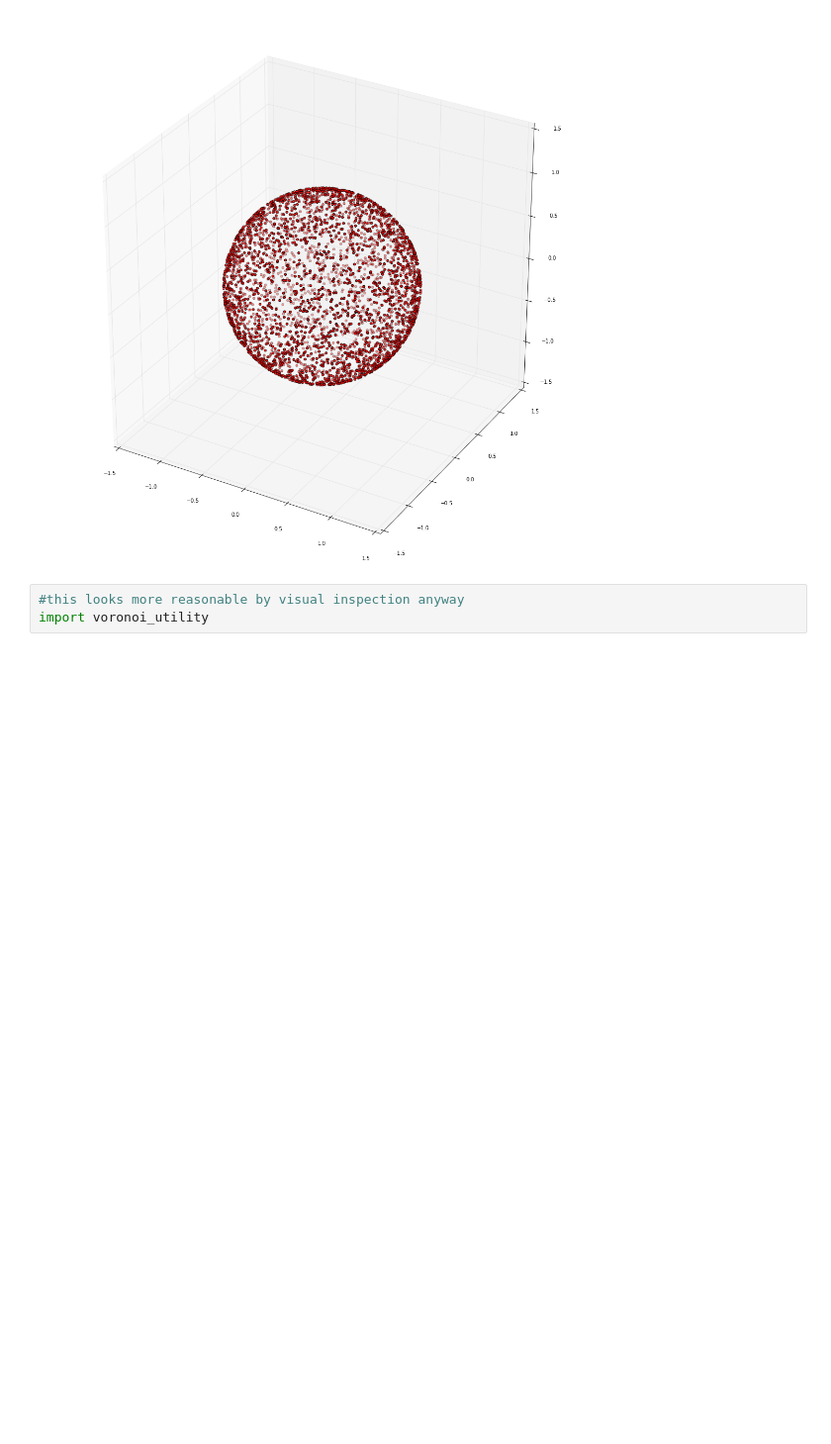
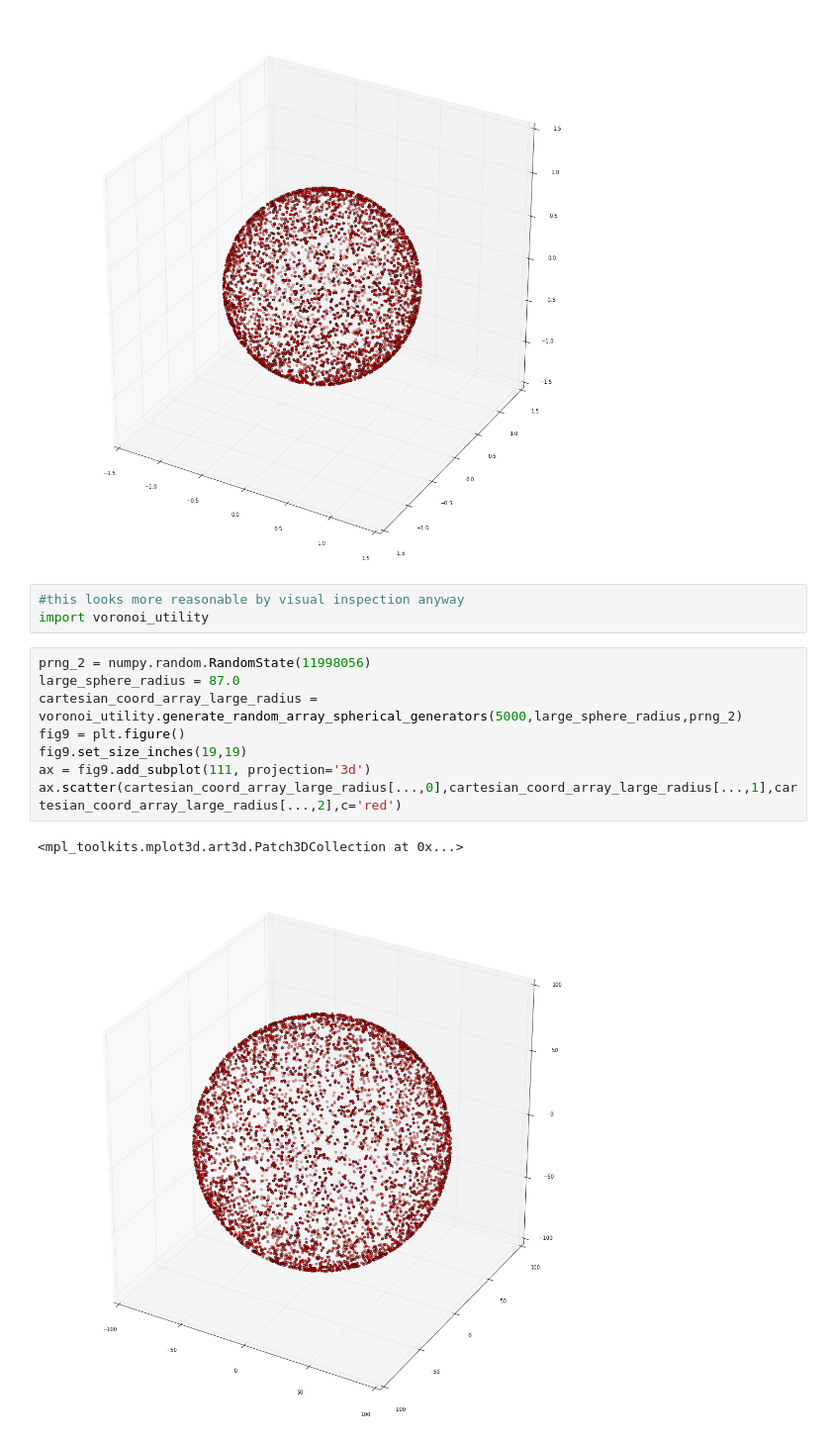
Before and after one commit to tylerjereddy/py_sphere_Voronoi, a Jupyter notebook: testing_spherical_Voronoi_code.ipynb, the cells around one changed output. Shown at 99% size. Saved outputs shown, nothing was run; the diff lists cells and outputs as text; blank space fills up the shorter version.

```diff
--- a/testing_spherical_Voronoi_code.ipynb
+++ b/testing_spherical_Voronoi_code.ipynb
@@ -335,3 +335,14 @@ ax.scatter(test_random_coords_on_sphere[...,0],test_random_coords_on_sphere[...,
 # %%
 #this looks more reasonable by visual inspection anyway
 import voronoi_utility
+# %%
+prng_2 = numpy.random.RandomState(11998056)
+large_sphere_radius = 87.0
+cartesian_coord_array_large_radius = voronoi_utility.generate_random_array_spherical_generators(5000,large_sphere_radius,prng_2)
+fig9 = plt.figure()
+fig9.set_size_inches(19,19)
+ax = fig9.add_subplot(111, projection='3d')
+ax.scatter(cartesian_coord_array_large_radius[...,0],cartesian_coord_array_large_radius[...,1],cartesian_coord_array_large_radius[...,2],c='red')
+# %% [output]
+<mpl_toolkits.mplot3d.art3d.Patch3DCollection at 0x...>
+[figure, added]
```
Also changed, not shown: 2 other files.
